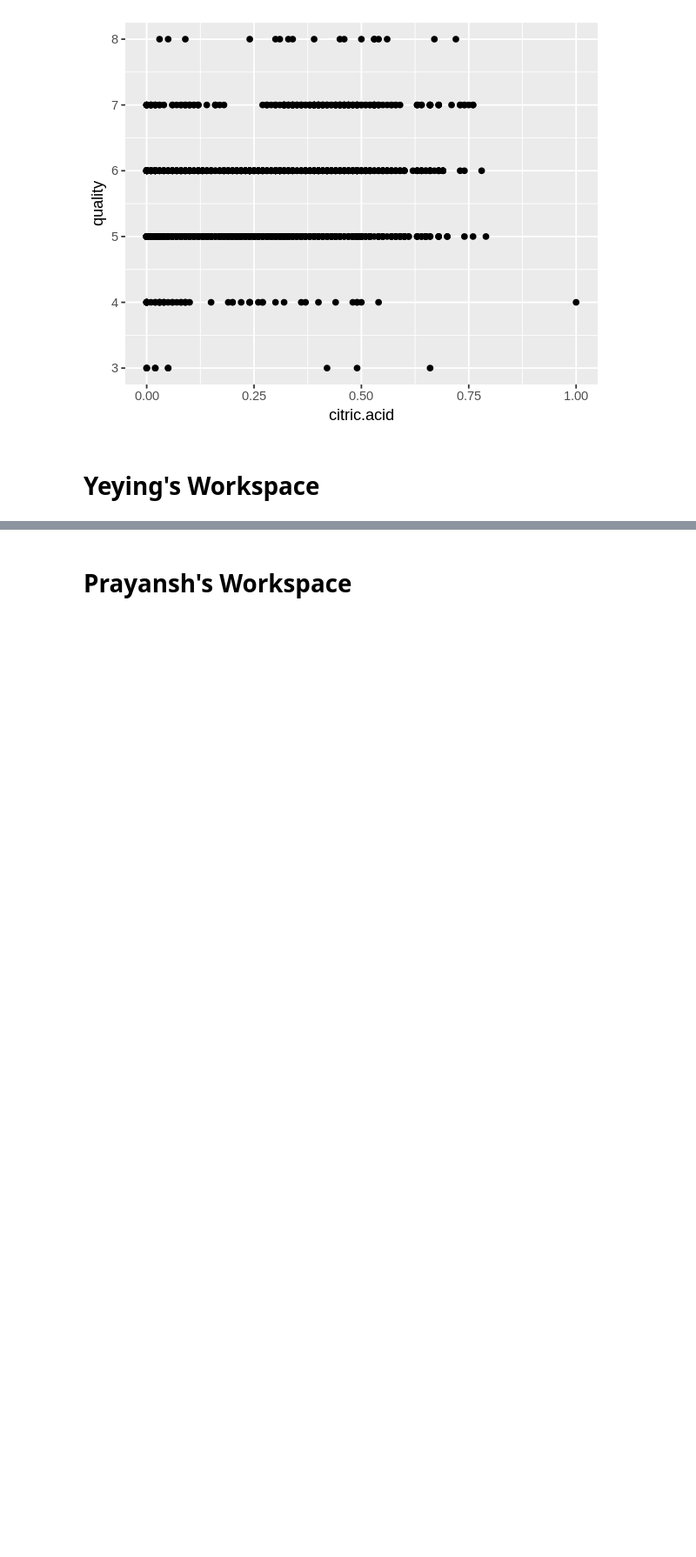
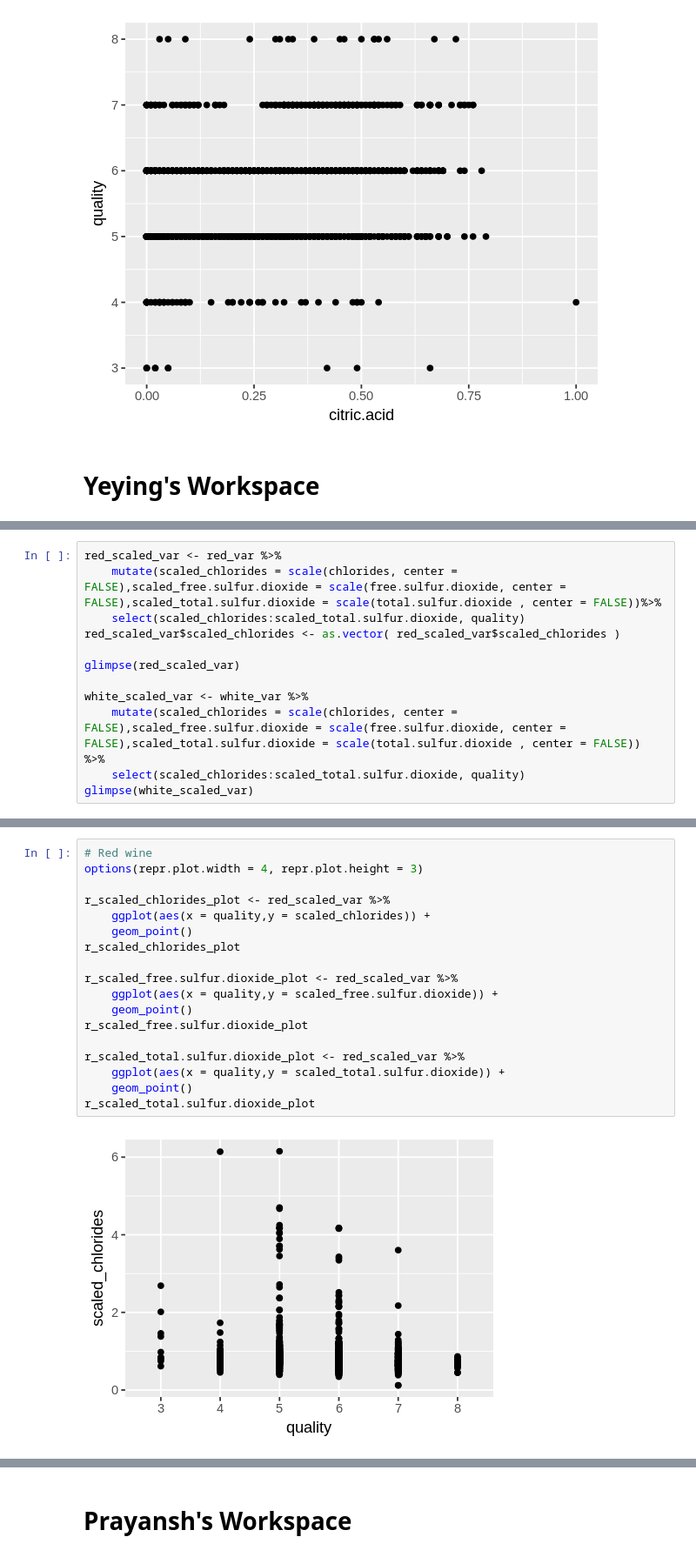
Before and after one commit to ivan-fediaev/DSCI-project, a Jupyter notebook: Project.ipynb, the cells around one changed output, grey strips where cells are left out. Shown at 87% size. Drawn from its saved outputs; the diff is of its cells as text; blank space fills up the shorter version.

```diff
--- a/Project.ipynb
+++ b/Project.ipynb
@@ -356,0 +425,12 @@ plot_ca
+# %%
+red_scaled_var <- red_var %>%
+    mutate(scaled_chlorides = scale(chlorides, center = FALSE),scaled_free.sulfur.dioxide = scale(free.sulfur.dioxide, center = FALSE),scaled_total.sulfur.dioxide = scale(total.sulfur.dioxide	, center = FALSE))%>%
+    select(scaled_chlorides:scaled_total.sulfur.dioxide, quality)
+red_scaled_var$scaled_chlorides <- as.vector( red_scaled_var$scaled_chlorides )
+
+glimpse(red_scaled_var)
+
+white_scaled_var <- white_var %>%
+    mutate(scaled_chlorides = scale(chlorides, center = FALSE),scaled_free.sulfur.dioxide = scale(free.sulfur.dioxide, center = FALSE),scaled_total.sulfur.dioxide = scale(total.sulfur.dioxide	, center = FALSE)) %>%
+    select(scaled_chlorides:scaled_total.sulfur.dioxide, quality)
+glimpse(white_scaled_var)
@@ -356,0 +450,20 @@ plot_ca
+# %%
+# Red wine
+options(repr.plot.width = 4, repr.plot.height = 3)
+
+r_scaled_chlorides_plot <- red_scaled_var %>%
+    ggplot(aes(x = quality,y = scaled_chlorides)) +
+    geom_point()
+r_scaled_chlorides_plot
+
+r_scaled_free.sulfur.dioxide_plot <- red_scaled_var %>%
+    ggplot(aes(x = quality,y = scaled_free.sulfur.dioxide)) +
+    geom_point()
+r_scaled_free.sulfur.dioxide_plot
+
+r_scaled_total.sulfur.dioxide_plot <- red_scaled_var %>%
+    ggplot(aes(x = quality,y = scaled_total.sulfur.dioxide)) +
+    geom_point()
+r_scaled_total.sulfur.dioxide_plot
+# %% [output]
+[figure, added]
```
Also changed, not shown: parts of 13 cells of this notebook.
